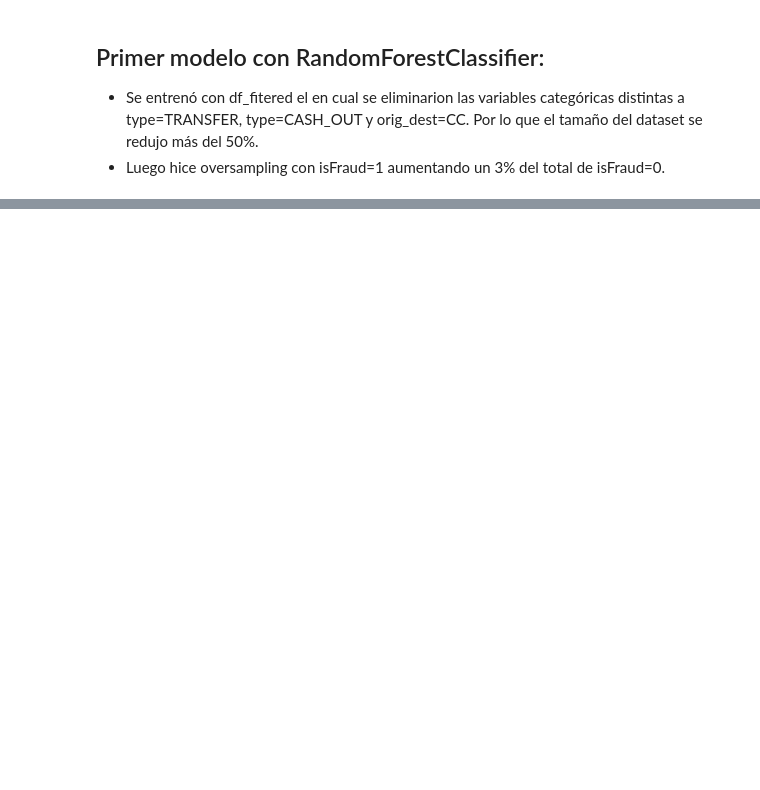
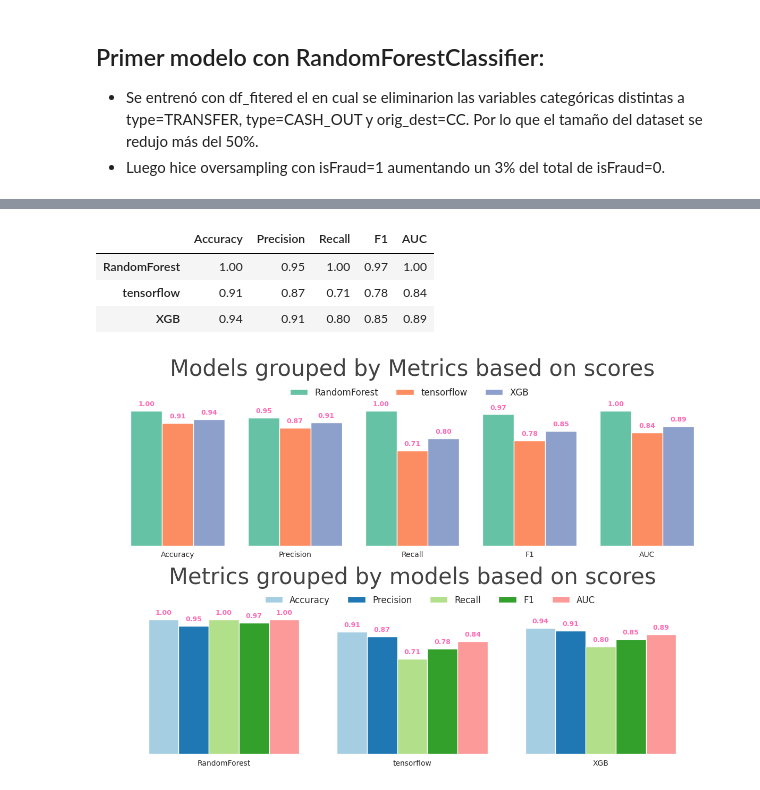
Before and after one commit to JulioLaz/financial_fraud_detection, a Jupyter notebook: Financial_Fraud_Detection_JAL.ipynb, the cells around one changed output, grey strips where cells are left out. Saved outputs shown, nothing was run; the diff lists cells and outputs as text; code cells hidden in the pictures; blank space fills up the shorter version.

Commit message:
metrics and models

```diff
--- a/Financial_Fraud_Detection_JAL.ipynb
+++ b/Financial_Fraud_Detection_JAL.ipynb
@@ -1220,0 +1416,76 @@ weighted avg       1.00      1.00      1.00    561457
+# %%
+dic_metric = {
+    'RandomForest': [accuracy_rfc, precision_rfc, recall_rfc, f1_rfc, auc_rfc],
+    'tensorflow': [accuracy_tf, precision_tf, recall_tf, f1_tf, auc_tf],
+    'XGB': [accuracy_xgb, precision_xgb, recall_xgb, f1_xgb, auc_xgb]
+}
+
+df_metrics = pd.DataFrame.from_dict(dic_metric, orient='index', columns=['Accuracy', 'Precision', 'Recall', 'F1', 'AUC'])
+df_metrics
+# %% [output]
+|  | Accuracy | Precision | Recall | F1 | AUC |
+| RandomForest | 1.00 | 0.95 | 1.00 | 0.97 | 1.00 |
+| tensorflow | 0.91 | 0.87 | 0.71 | 0.78 | 0.84 |
+| XGB | 0.94 | 0.91 | 0.80 | 0.85 | 0.89 |
+# %%
+def visualiza_resultados():
+    df=df_metrics.copy()
+
+    # Crear una figura y ejes
+    fig, ax = plt.subplots(nrows=2, ncols=1, figsize=(12, 8))
+    sns.set_palette('Set2')
+
+    def add_values(ax):
+        for p in ax.patches:
+            # print(p.get_height())
+            if p.get_height() > 10:
+                ax.annotate(f'{p.get_height():.2f}', (p.get_x() + p.get_width() / 2., p.get_height()), ha='center', va='center', xytext=(0, -15), textcoords='offset points', fontsize=9, color='white', fontweight='bold')
+            else:
+                ax.annotate(f'{p.get_height():.2f}', (p.get_x() + p.get_width() / 2., p.get_height()), ha='center', va='bottom', xytext=(0, 5), textcoords='offset points', fontsize=9, color='hotpink', fontweight='bold')
+
+
+    df.T.plot(kind='bar', ax=ax[0], rot=0, width=0.8)
+    ax[0].set_title('Models grouped by Metrics based on scores',pad=30,fontsize=30,color='#424242')
+
+    # Configuraciones para la primera figura
+    ax[0].spines['top'].set_visible(False)
+    ax[0].spines['right'].set_visible(False)
+    ax[0].spines['bottom'].set_visible(False)
+    ax[0].spines['left'].set_visible(False)
+    ax[0].grid(False)
+    ax[0].set_yticks([])
+    ax[0].set_ylim(0,1.1)
+
+
+    nombres_etiquetas = ['Accuracy',	'Precision',	'Recall',	'F1',	'AUC']
+    # nombres_etiquetas = ['% R²', 'MSE', 'RMSE']
+    ax[0].set_xticks(range(len(nombres_etiquetas)))
+    ax[0].set_xticklabels(nombres_etiquetas)
+    ax[0].legend(title='', bbox_to_anchor=(.7, 1.12), frameon=False, fontsize=12, ncol=len(df.T.columns))
+
+    # Agregar valores a la primera gráfica
+    add_values(ax[0])
+
+    # Gráfica de barras: Métricas en función de los Modelos
+    sns.set_palette('Paired')
+    df.plot(kind='bar', ax=ax[1], rot=0, width=0.8)
+    ax[1].set_title('Metrics grouped by models based on scores',pad=30,fontsize=30,color='#424242')
+
+    # Configuraciones para la segunda figura
+    ax[1].spines['top'].set_visible(False)
+    ax[1].spines['right'].set_visible(False)
+    ax[1].spines['bottom'].set_visible(False)
+    ax[1].spines['left'].set_visible(False)
+    ax[1].grid(False)
+    ax[1].set_yticks([])
+    ax[1].set_xlabel('')
+    ax[1].legend(title='', loc='center left', bbox_to_anchor=(.25, 1.04), frameon=False, fontsize=12, ncol=len(df.columns))
+    ax[1].set_ylabel('')
+    ax[1].set_ylim(0,1.1)
+
+    add_values(ax[1])
+    plt.tight_layout()
+    plt.show()
+visualiza_resultados()
+# %% [output]
+[figure, added]
```
Also changed, not shown: parts of 19 cells of this notebook.
